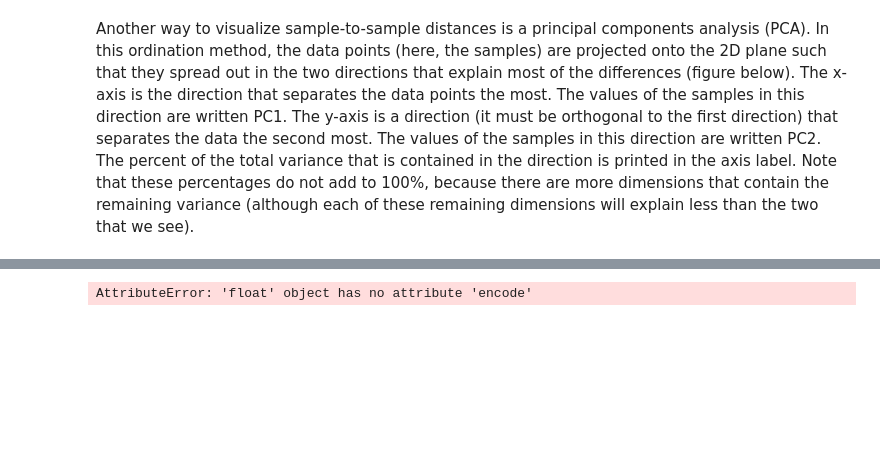
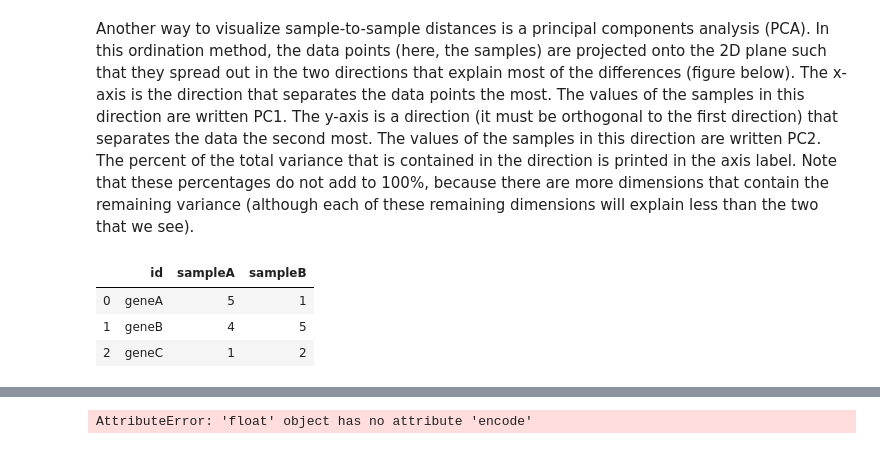
Before and after one commit to sohilsshah91/hacknights, a Jupyter notebook: tcga-lihc/1.1-hacknight-tcga-eda.ipynb, the cells around one changed output, grey strips where cells are left out. Drawn from its saved outputs; the diff is of its cells as text; code cells hidden in the pictures; blank space fills up the shorter version.

```diff
--- a/tcga-lihc/1.1-hacknight-tcga-eda.ipynb
+++ b/tcga-lihc/1.1-hacknight-tcga-eda.ipynb
@@ -468,3 +468,10 @@ deseq = importr('DESeq2')
 # %%
 from rpy2.robjects import pandas2ri, Formula
 pandas2ri.activate()
+# %%
+pd.DataFrame({'id': ['geneA', 'geneB', 'geneC'], 'sampleA1': [5,4,1], 'sampleA2': [5,4,1], 'sampleB1': [1,5,2], 'sampleB2': [1,5,2]})
+# %% [output]
+|  | id | sampleA | sampleB |
+| 0 | geneA | 5 | 1 |
+| 1 | geneB | 4 | 5 |
+| 2 | geneC | 1 | 2 |
```
Also changed, not shown: parts of 6 cells of this notebook.
